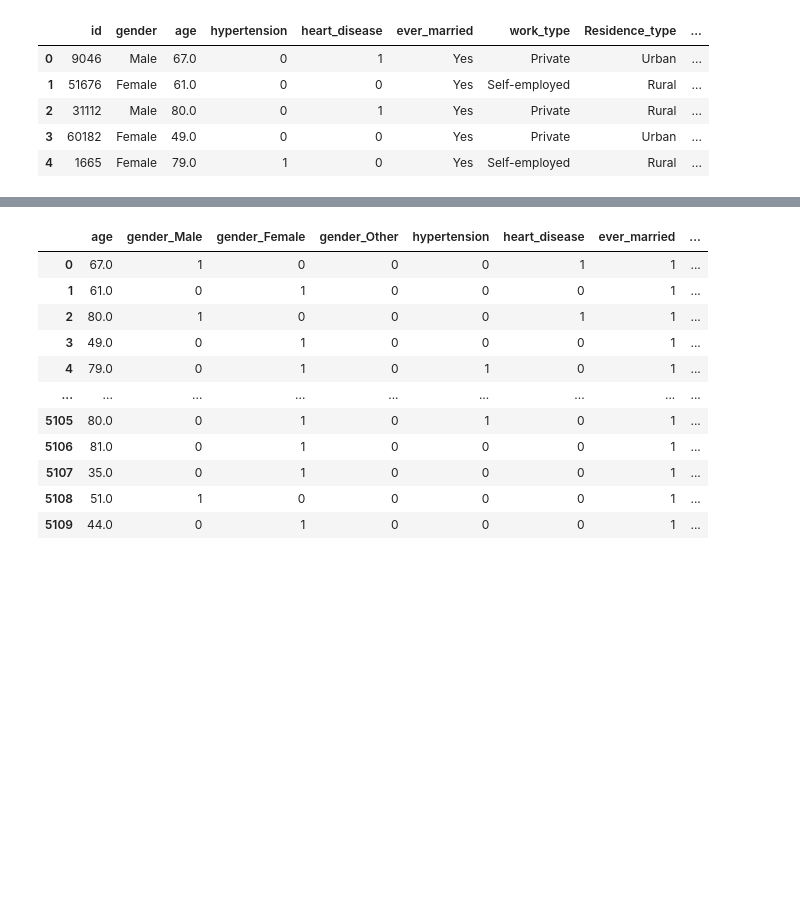
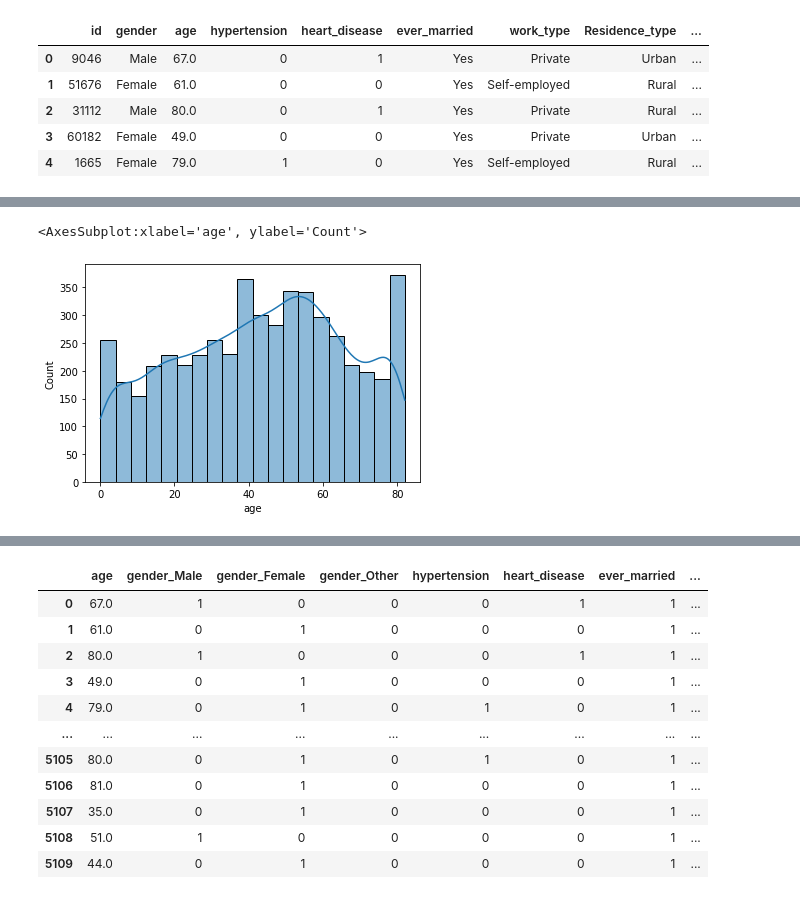
Before and after one commit to makisgrammenos/stroke-prediction, a Jupyter notebook: RandomForest.ipynb, the cells around one changed output, grey strips where cells are left out. Cells and saved outputs as stored; diff of their text form; code cells hidden in the pictures; blank space fills up the shorter version.

```diff
--- a/RandomForest.ipynb
+++ b/RandomForest.ipynb
@@ -29,0 +77,5 @@ df = df.drop('id',axis=1)
+# %%
+sns.histplot(df['age'],kde=True)
+# %% [output]
+<AxesSubplot:xlabel='age', ylabel='Count'>
+[figure, added]
```
Also changed, not shown: parts of 37 cells of this notebook, 2 other files.
